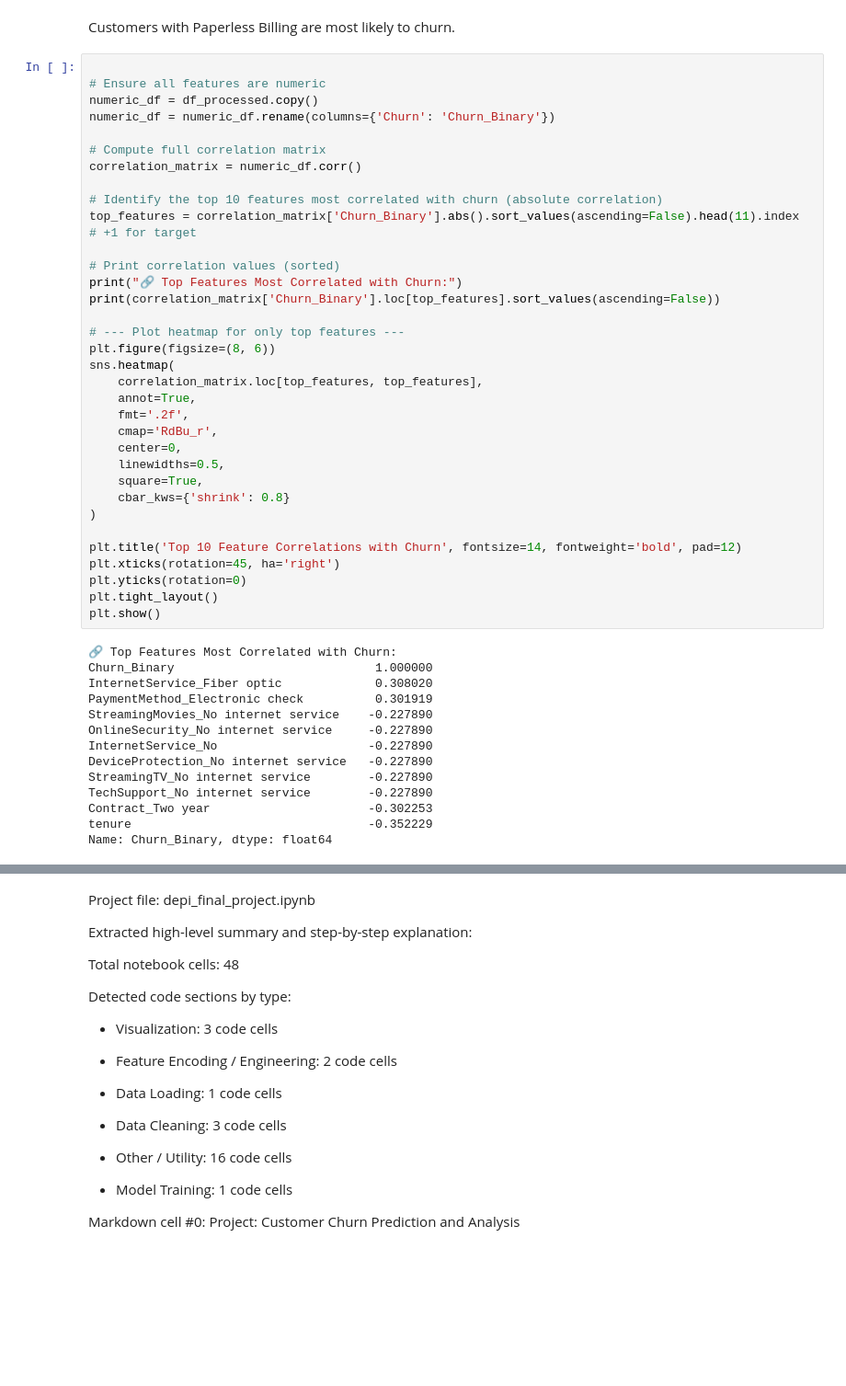
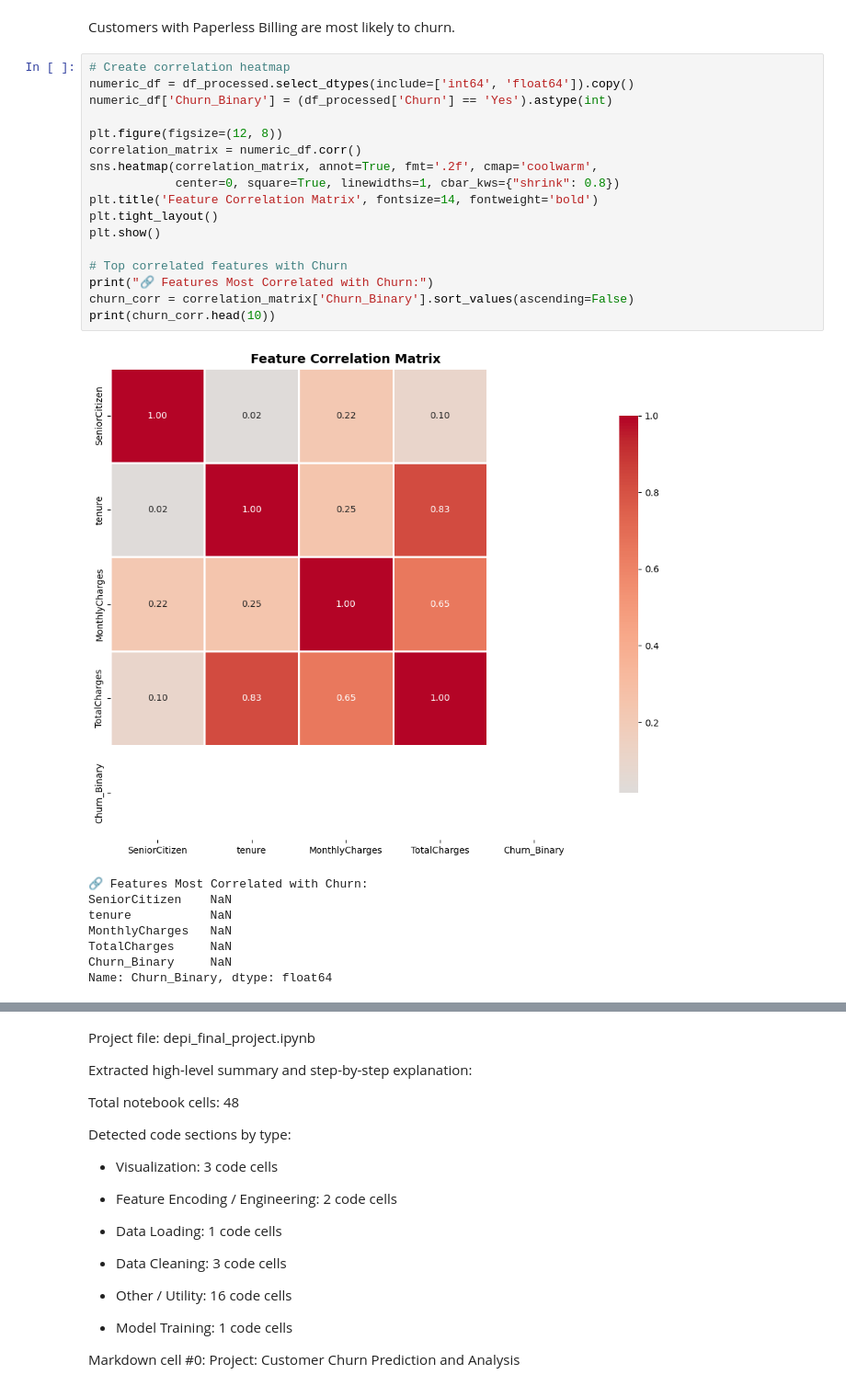
Before and after one commit to nhahub/NHA-010, a Jupyter notebook: notebooks/data_preprocessing.ipynb, the cells around one changed output, grey strips where cells are left out. Shown at 92% size. Drawn from its saved outputs; the diff is of its cells as text; blank space fills up the shorter version.

Commit message:
added a new print line

```diff
--- a/notebooks/data_preprocessing.ipynb
+++ b/notebooks/data_preprocessing.ipynb
@@ -507,50 +507,28 @@ plt.show()
 # %% [markdown]
 Customers with Paperless Billing are most likely to churn.
 # %%
+# Create correlation heatmap
+numeric_df = df_processed.select_dtypes(include=['int64', 'float64']).copy()
+numeric_df['Churn_Binary'] = (df_processed['Churn'] == 'Yes').astype(int)
 
-# Ensure all features are numeric
-numeric_df = df_processed.copy()
-numeric_df = numeric_df.rename(columns={'Churn': 'Churn_Binary'})
-
-# Compute full correlation matrix
+plt.figure(figsize=(12, 8))
 correlation_matrix = numeric_df.corr()
-
-# Identify the top 10 features most correlated with churn (absolute correlation)
-top_features = correlation_matrix['Churn_Binary'].abs().sort_values(ascending=False).head(11).index  # +1 for target
-
-# Print correlation values (sorted)
-print("🔗 Top Features Most Correlated with Churn:")
-print(correlation_matrix['Churn_Binary'].loc[top_features].sort_values(ascending=False))
-
-# --- Plot heatmap for only top features ---
-plt.figure(figsize=(8, 6))
-sns.heatmap(
-    correlation_matrix.loc[top_features, top_features],
-    annot=True,
-    fmt='.2f',
-    cmap='RdBu_r',
-    center=0,
-    linewidths=0.5,
-    square=True,
-    cbar_kws={'shrink': 0.8}
-)
-
-plt.title('Top 10 Feature Correlations with Churn', fontsize=14, fontweight='bold', pad=12)
-plt.xticks(rotation=45, ha='right')
-plt.yticks(rotation=0)
+sns.heatmap(correlation_matrix, annot=True, fmt='.2f', cmap='coolwarm',
+            center=0, square=True, linewidths=1, cbar_kws={"shrink": 0.8})
+plt.title('Feature Correlation Matrix', fontsize=14, fontweight='bold')
 plt.tight_layout()
 plt.show()
+
+# Top correlated features with Churn
+print("🔗 Features Most Correlated with Churn:")
+churn_corr = correlation_matrix['Churn_Binary'].sort_values(ascending=False)
+print(churn_corr.head(10))
 # %% [output]
+[figure, new version]
-🔗 Top Features Most Correlated with Churn:
-Churn_Binary                            1.000000
-InternetService_Fiber optic             0.308020
-PaymentMethod_Electronic check          0.301919
-StreamingMovies_No internet service    -0.227890
-OnlineSecurity_No internet service     -0.227890
-InternetService_No                     -0.227890
-DeviceProtection_No internet service   -0.227890
-StreamingTV_No internet service        -0.227890
-TechSupport_No internet service        -0.227890
-Contract_Two year                      -0.302253
-tenure                                 -0.352229
+🔗 Features Most Correlated with Churn:
+SeniorCitizen    NaN
+tenure           NaN
+MonthlyCharges   NaN
+TotalCharges     NaN
+Churn_Binary     NaN
 Name: Churn_Binary, dtype: float64
```
Also changed, not shown: parts of 6 cells of this notebook.
